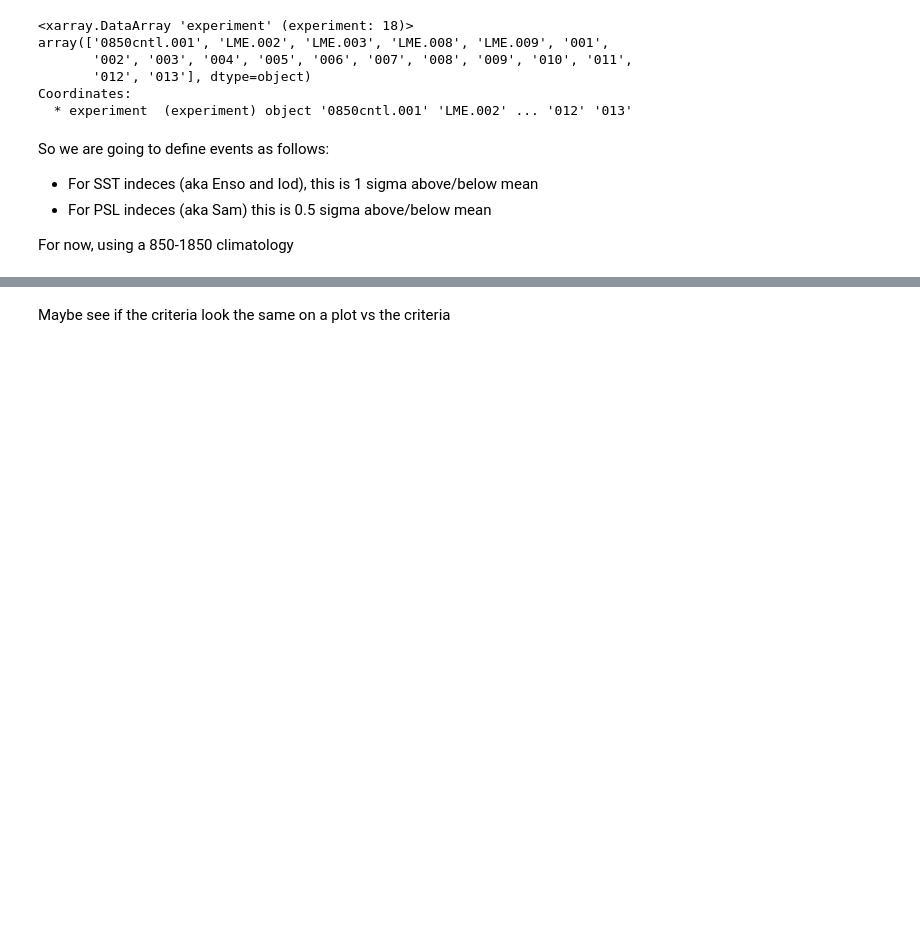
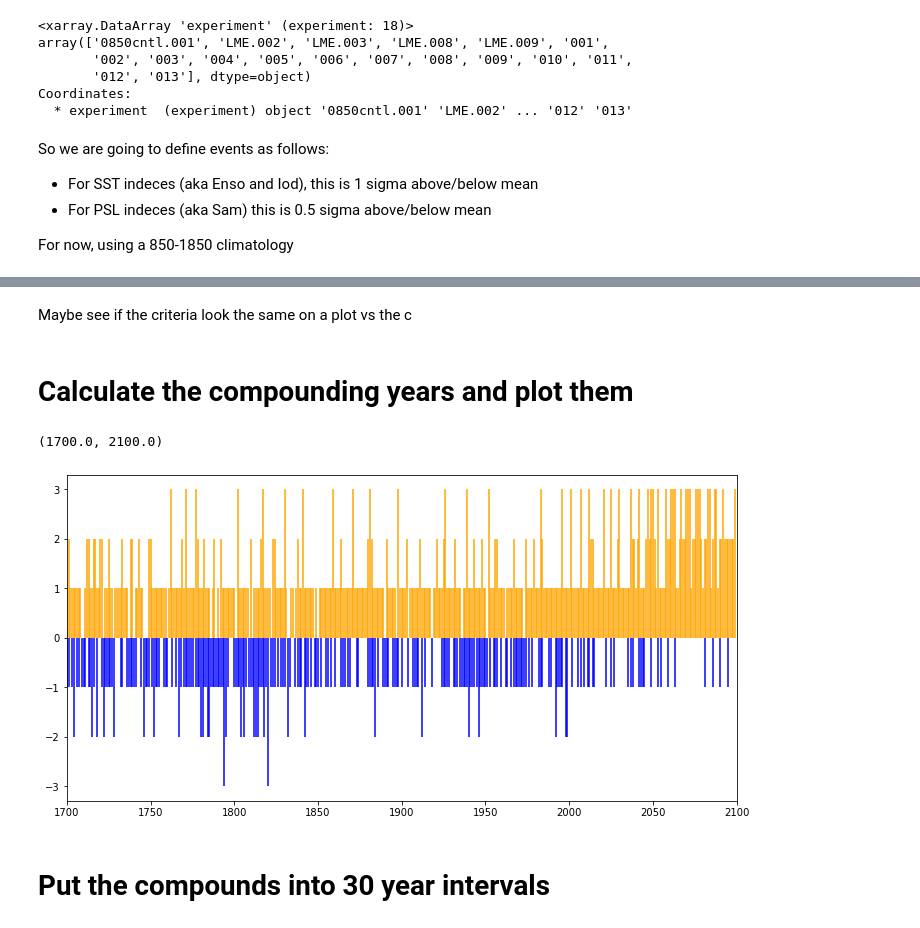
Before and after one commit to anton-seaice/compound, a Jupyter notebook: cesmTradIndecesCompounds.ipynb, the cells around one changed output, grey strips where cells are left out. Drawn from its saved outputs; the diff is of its cells as text; code cells hidden in the pictures; blank space fills up the shorter version.

Commit message:
work on compound Calcs

```diff
--- a/cesmTradIndecesCompounds.ipynb
+++ b/cesmTradIndecesCompounds.ipynb
@@ -143,2 +94,51 @@ KeyError: 'dmi'
 # %% [markdown]
-Maybe see if the criteria look the same on a plot vs the criteria
+Maybe see if the criteria look the same on a plot vs the c
+# %% [markdown]
+# Calculate the compounding years and plot them
+# %%
+#events are greater than or less than the criteria
+
+#enso and iod events are positive, sam events are negative
+
+posEvents=xarray.concat(
+    (
+        (indecesDa>criteriaDa).sel(index=['nino34','dmi']),
+        (indecesDa<-criteriaDa).sel(index='sam')
+    ),
+    'index'
+)
+
+negEvents=xarray.concat(
+    (
+        (indecesDa<-criteriaDa).sel(index=['nino34','dmi']),
+        (indecesDa>criteriaDa).sel(index='sam')
+    ),
+    'index'
+)
+
+# amazingly you can sum booleans
+posCount=posEvents.sum(dim='index')
+negCount=-negEvents.sum(dim='index')
+# %%
+#plot the pos events in orange and the neg count in blue
+
+fig = plt.figure(figsize=(12,6))
+plt.vlines(
+    x=negCount.year,
+    ymin=negCount.sel(experiment=expToPlot).values,
+    ymax=0,
+    colors='blue'
+)
+
+plt.vlines(
+    x=posCount.year,
+    ymin=0,
+    ymax=posCount.sel(experiment=expToPlot).values,
+    colors='orange'
+)
+plt.xlim(1700,2100)
+# %% [output]
+(1700.0, 2100.0)
+[figure, added]
+# %% [markdown]
+# Put the compounds into 30 year intervals
```
Also changed, not shown: parts of 15 cells of this notebook, 2 other files.
